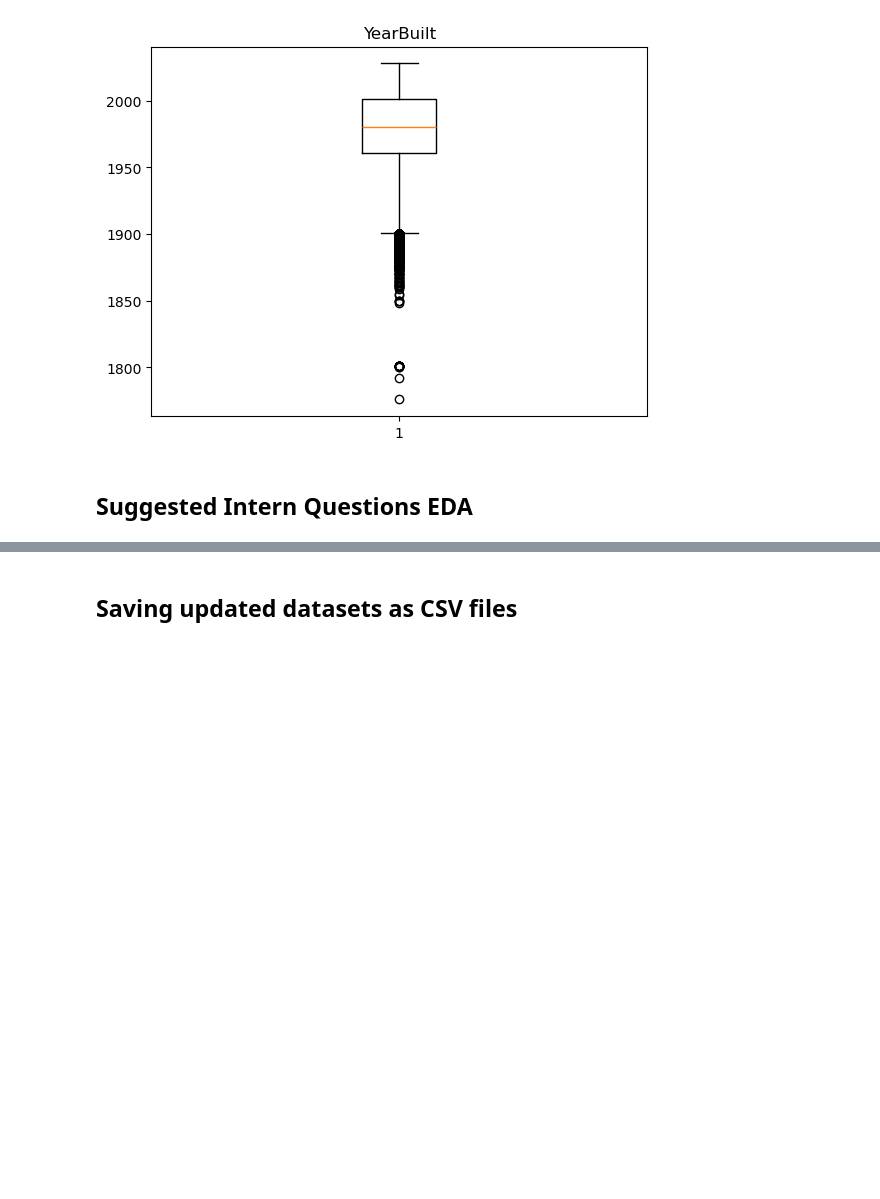
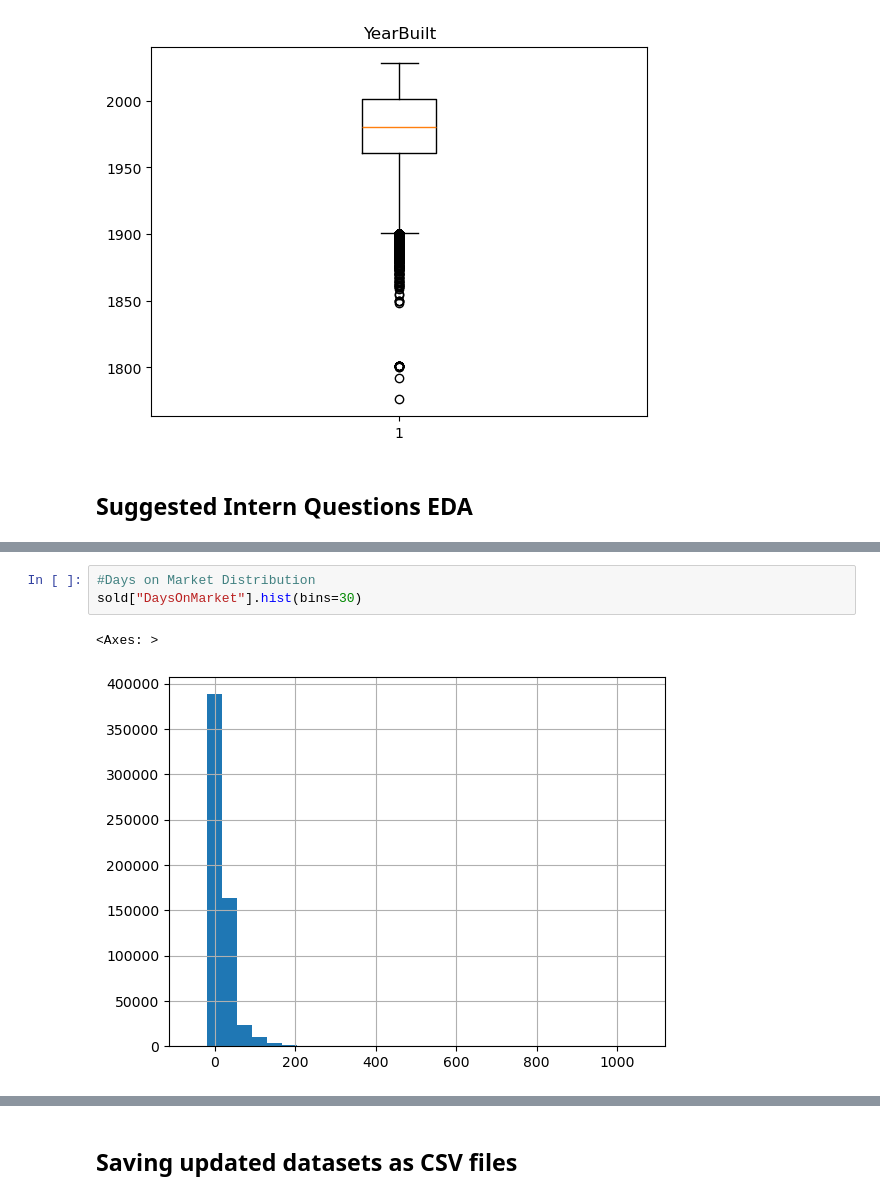
Before and after one commit to anushanamburu/idx-exchange-internship, a Jupyter notebook: Week2.ipynb, the cells around one changed output, grey strips where cells are left out. Saved outputs shown, nothing was run; the diff lists cells and outputs as text; blank space fills up the shorter version.

```diff
--- a/Week2.ipynb
+++ b/Week2.ipynb
@@ -352,0 +360,6 @@ for column in numeric_cols_list:
+# %%
+#Days on Market Distribution
+sold["DaysOnMarket"].hist(bins=30)
+# %% [output]
+<Axes: >
+[figure, added]
```
Also changed, not shown: parts of 5 cells of this notebook.
